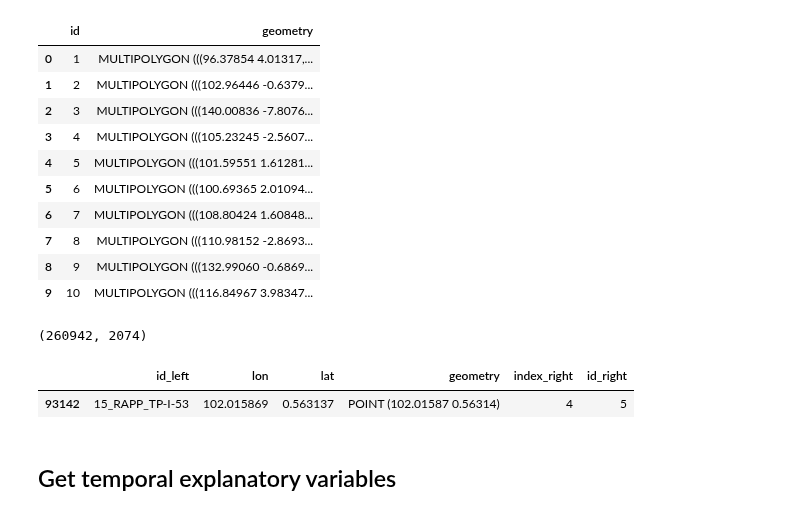
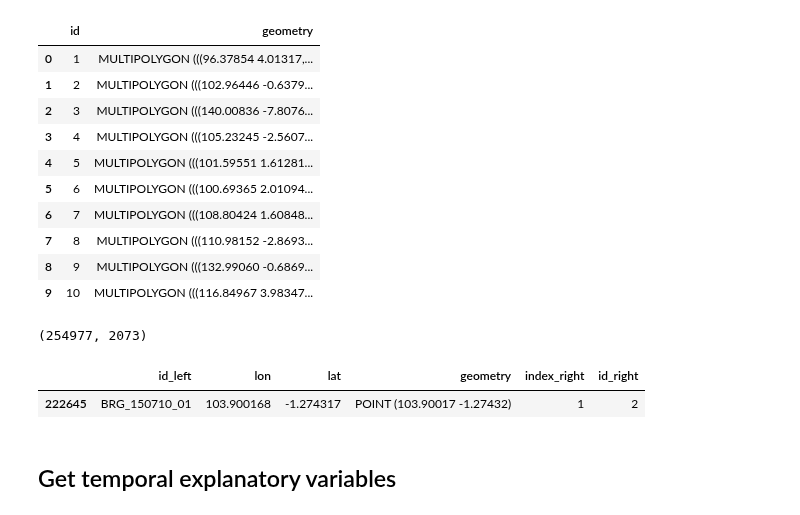
Before and after one commit to dfguerrerom/gwl-modeling, a Jupyter notebook: 5_get_explanatory.ipynb, the cells around one changed output. Drawn from its saved outputs; the diff is of its cells as text; code cells hidden in the pictures.

```diff
--- a/5_get_explanatory.ipynb
+++ b/5_get_explanatory.ipynb
@@ -51,8 +67,12 @@ gdf = gpd.GeoDataFrame(unique_coords, geometry=geometry)
 
 
 # I have two regions, first is to only the high correlated stations and the second is all the stations
-# gdf_regions = gpd.GeoDataFrame.from_file("data/0_shp/regions_to_request_explanatory.gpkg")
-gdf_regions = gpd.GeoDataFrame.from_file("data/0_shp/regions_to_request_explanatory_all.gpkg")
+# I will use either depending on the dataset we have selected above
+
+shp_path = Path("data/0_shp/")
+region_path = "regions_to_request_explanatory_all.gpkg" if dataset == "all" else "regions_to_request_explanatory.gpkg"
+
+gdf_regions = gpd.GeoDataFrame.from_file(shp_path/region_path)
 gdf_regions
 # %% [output]
 |  | id | geometry |
@@ -67,12 +87,12 @@ gdf_regions
 | 8 | 9 | MULTIPOLYGON (((132.99060 -0.6869... |
 | 9 | 10 | MULTIPOLYGON (((116.84967 3.98347... |
 # %%
-df = pd.read_csv('data/field_data_unique_coords.csv')
+df = pd.read_csv('data/field_data_unique_coords_2.csv')
 df["date"] = pd.to_datetime(df.date)
 
-# To only get the high correlated stations, uncomment the following lines
-# high_corr_ids = pd.read_csv('data/ids_high_corr.csv')
-# df = df[df['id'].isin(high_corr_ids['id'])]
+if dataset == "high_corr":
+    high_corr_ids = pd.read_csv('data/ids_high_corr.csv')
+    df = df[df['id'].isin(high_corr_ids['id'])]
 
 # Remove those date where the gwl measure is out of reasonable range
 upper_thres = 20
@@ -80,13 +100,9 @@ lower_thres = -100
 
 df = df[(df.gwl_cm < upper_thres) & (df.gwl_cm > lower_thres)]
 
-# save the final points
-
-# df.to_csv('field_data_high_corr.csv', index=False)
-
 # Get the coordinates of the individual points
 
 unique_coords = df[["id", 'lon', 'lat']].drop_duplicates()
 len(df), len(unique_coords)
 # %% [output]
-(260942, 2074)
+(254977, 2073)
@@ -97,21 +109,16 @@ ee.Initialize()
 # %%
 # Create geodataframe from x y coordinates
-
 gdf_unique_coords = gpd.GeoDataFrame(unique_coords, geometry=gpd.points_from_xy(unique_coords.lon, unique_coords.lat), crs="EPSG:4326")
 
 
 # Add the region id to each point
-
 gdf_unique_coords = gpd.sjoin(gdf_unique_coords, gdf_regions[["id", "geometry"]], how="left", predicate="within")
-
-
-# I need to extract all the dates from the first group of points
-# first get the ids of the first group of points
-
-gdf_unique_coords[gdf_unique_coords.id_left == "15_RAPP_TP-I-53"]
-# %% [output]
-|  | id_left | lon | lat | geometry | index_right | id_right |
-| 93142 | 15_RAPP_TP-I-53 | 102.015869 | 0.563137 | POINT (102.01587 0.56314) | 4 | 5 |
+# %%
+# Failing datasets array(['BRG_150710_01', 'BRG_621107_03'], dtype=object)
+gdf_unique_coords[gdf_unique_coords.id_left=="BRG_150710_01"]
+# %% [output]
+|  | id_left | lon | lat | geometry | index_right | id_right |
+| 222645 | BRG_150710_01 | 103.900168 | -1.274317 | POINT (103.90017 -1.27432) | 1 | 2 |
 # %% [markdown]
 ## Get temporal explanatory variables
 # %%
```
Also changed, not shown: parts of 22 cells of this notebook.
